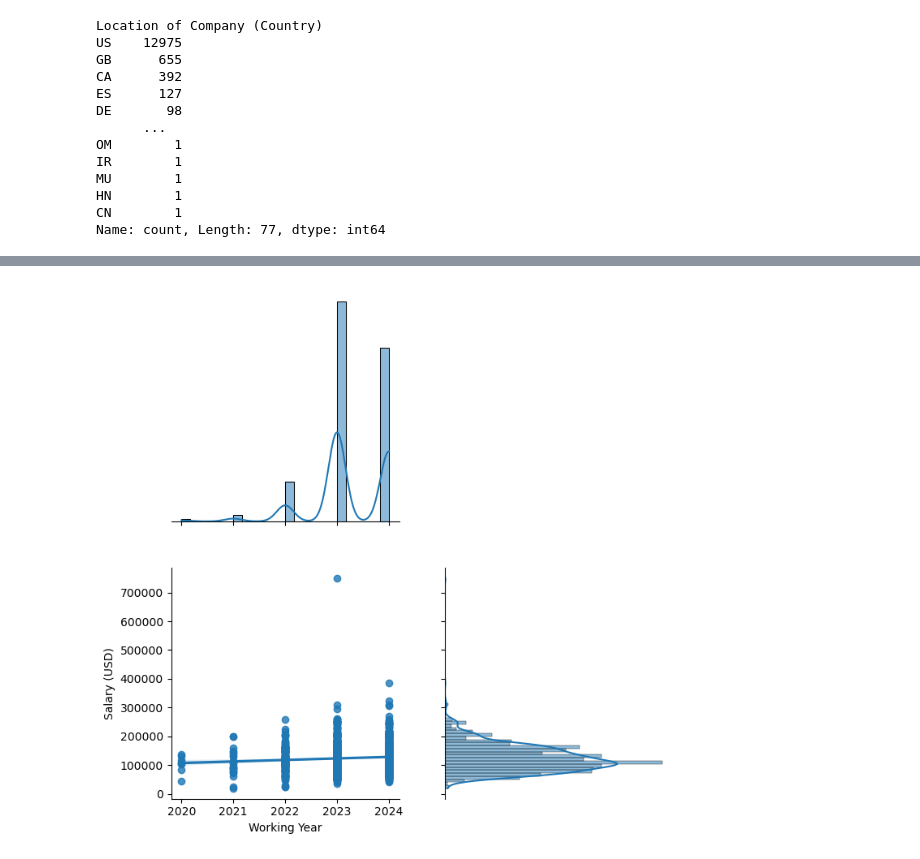
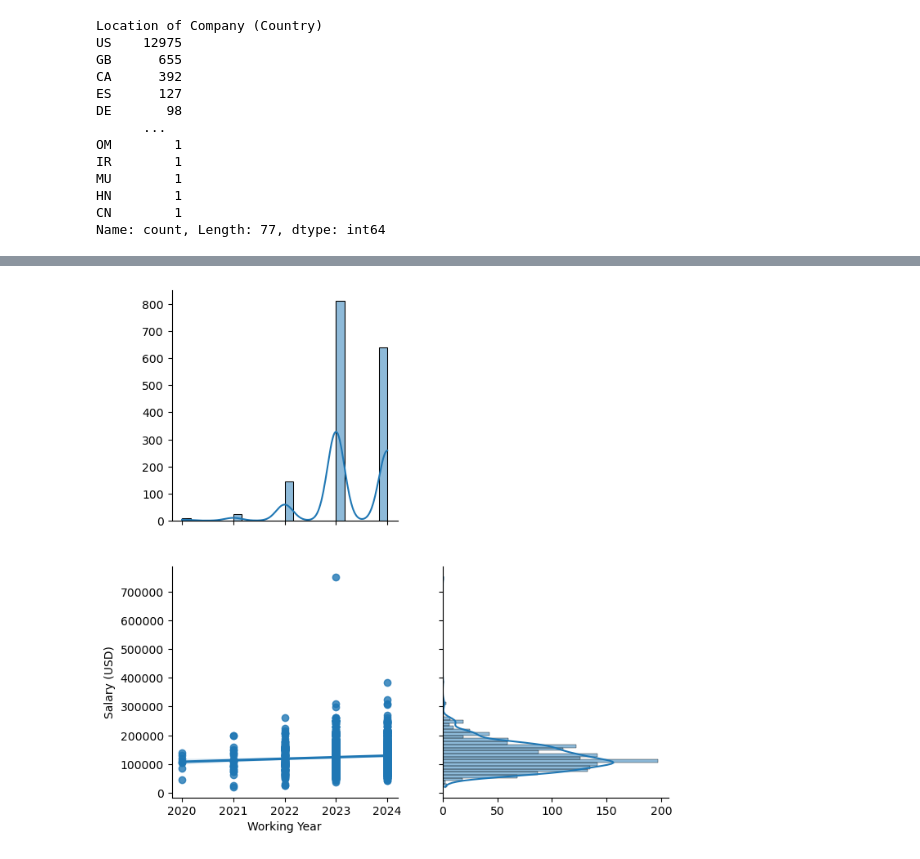
Before and after one commit to chadhollman/data-analyst-job-trends-2020-2024, a Jupyter notebook: tasha_lm_regression_analysis.ipynb, the cells around one changed output, grey strips where cells are left out. Saved outputs shown, nothing was run; the diff lists cells and outputs as text; code cells hidden in the pictures.

```diff
--- a/tasha_lm_regression_analysis.ipynb
+++ b/tasha_lm_regression_analysis.ipynb
@@ -163,9 +164,10 @@ lmplot_middle.map_dataframe(annotate)
 [figure]
 # %%
 # Create joint plot for middle level positions in the US
-joint_plot_middle = sns.jointplot(x = "Working Year", y = "Salary (USD)", data = subset_usa_middle, kind = "reg", height = 7, ratio = 1)
+joint_plot_middle = sns.jointplot(x = "Working Year", y = "Salary (USD)", data = subset_usa_middle, kind = "reg", height = 7, ratio = 1, marginal_ticks=True)
+joint_plot_middle.savefig("jointplot_middle.png", dpi = 400)
 # %% [output]
-[figure, old version]
+[figure, new version]
 # %%
 # Subset dataset to US, senior level and top 3 Job Titles with the highest counts
 subset_usa_senior = cleaned_renamed[(cleaned_renamed["Experience Level"] == "SE") & (cleaned_renamed["Location of Company (Country)"] == "US")]
```
Also changed, not shown: parts of 5 cells of this notebook, 6 other files.
